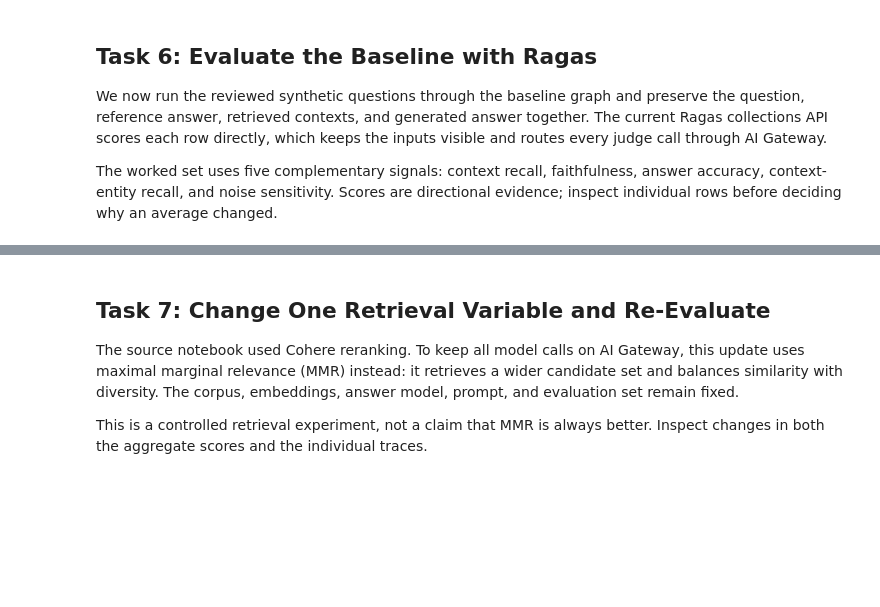
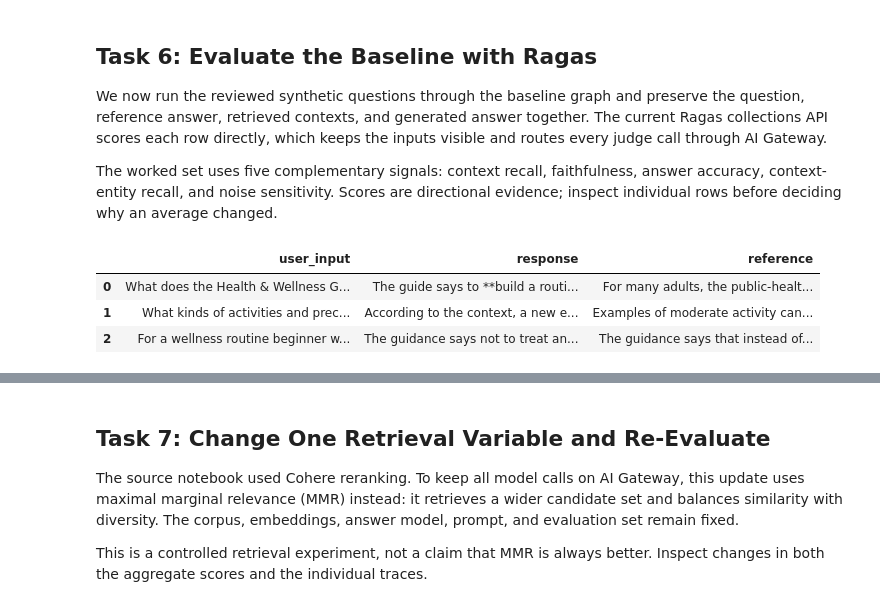
Before and after one commit to theturpinator/AI-Engineer-Certification, a Jupyter notebook: 06_Agentic_RAG_Evaluation/01_Metal_Price_Agent_Evaluation_Ragas_LangGraph.ipynb, the cells around one changed output, grey strips where cells are left out. Drawn from its saved outputs; the diff is of its cells as text; code cells hidden in the pictures; blank space fills up the shorter version.

```diff
--- a/06_Agentic_RAG_Evaluation/01_Metal_Price_Agent_Evaluation_Ragas_LangGraph.ipynb
+++ b/06_Agentic_RAG_Evaluation/01_Metal_Price_Agent_Evaluation_Ragas_LangGraph.ipynb
@@ -180,7 +180,7 @@ EMBEDDING_MODEL_NAME = os.environ.get(
 )
 TESTSET_SIZE = int(os.environ.get("AIM_TESTSET_SIZE", "4"))
 EVAL_CASE_LIMIT = int(os.environ.get("AIM_RAG_EVAL_LIMIT", "3"))
-MAX_CONCURRENCY = int(os.environ.get("AIM_MAX_CONCURRENCY", "2"))
+MAX_CONCURRENCY = int(os.environ.get("AIM_MAX_CONCURRENCY", "10"))
 
 for role, model_name in {
     "generator": GENERATOR_MODEL_NAME,
@@ -536,30 +616,37 @@ The worked set uses five complementary signals: context recall, faithfulness, an
 # %%
 def as_context_list(value: Any) -> list[str]:
     if isinstance(value, str):
         return [value]
     return [str(item) for item in value]
 
 
 def run_rag_over_testset(graph, dataframe: pd.DataFrame) -> list[dict[str, Any]]:
     rows = []
     for _, row in dataframe.iterrows():
         result = graph.invoke({"question": row["user_input"]})
         rows.append(
             {
                 "user_input": row["user_input"],
                 "reference": row["reference"],
                 "reference_contexts": as_context_list(row["reference_contexts"]),
                 "retrieved_contexts": [
                     document.page_content for document in result["context"]
                 ],
                 "response": result["answer"],
             }
         )
     return rows
 
 
 baseline_rows = run_rag_over_testset(baseline_graph, reviewed_testset_df)
+
+pd.set_option('display.max_colwidth', None)
 pd.DataFrame(baseline_rows)[["user_input", "response", "reference"]]
+# %% [output]
+|  | user_input | response | reference |
+| 0 | What does the Health & Wellness G... | The guide says to **build a routi... | For many adults, the public-healt... |
+| 1 | What kinds of activities and prec... | According to the context, a new e... | Examples of moderate activity can... |
+| 2 | For a wellness routine beginner w... | The guidance says not to treat an... | The guidance says that instead of... |
 # %%
 async def score_rag_rows(rows: list[dict[str, Any]]) -> pd.DataFrame:
     judge_llm = build_sync_judge_llm()
```
Also changed, not shown: parts of 23 cells of this notebook.
